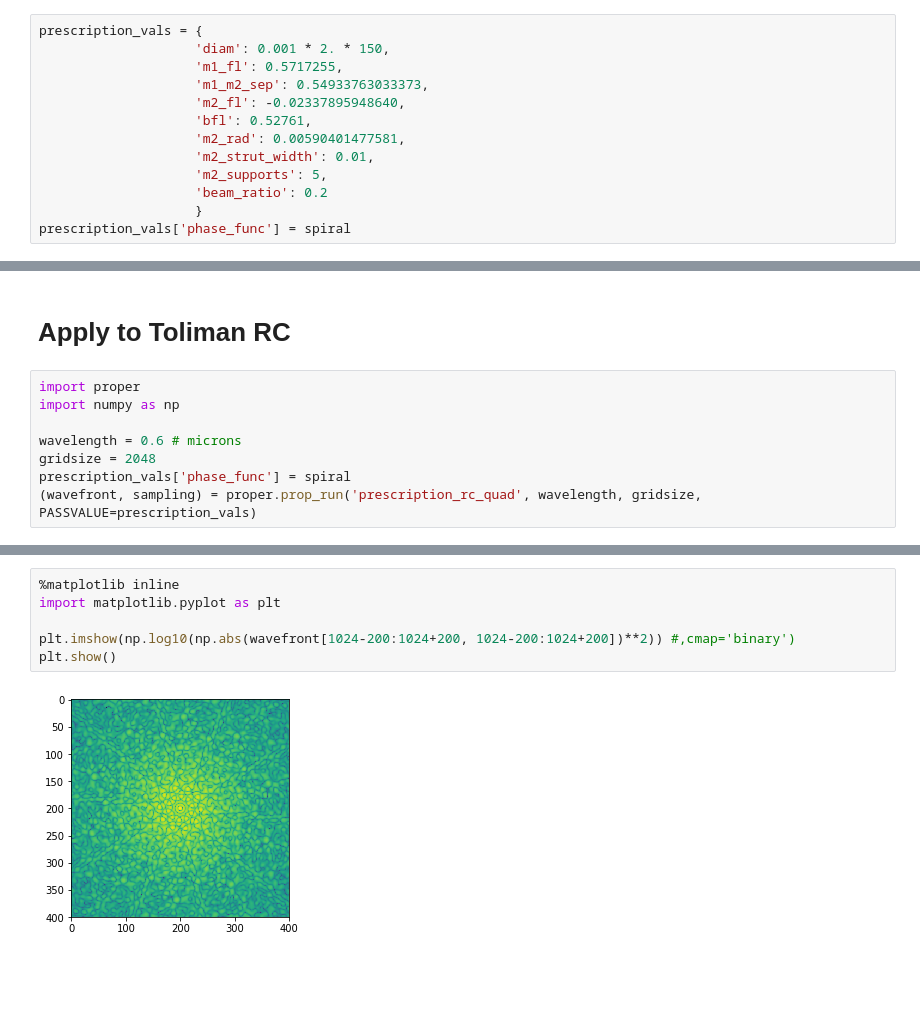
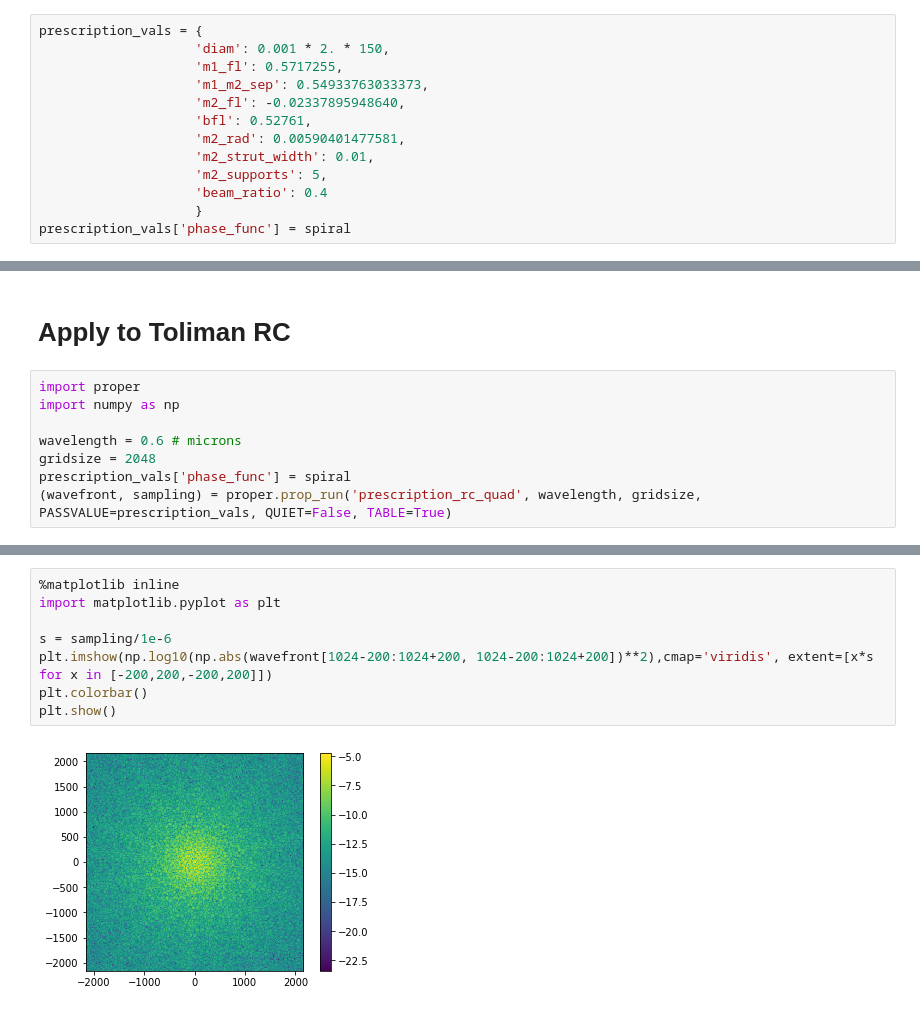
Before and after one commit to benjaminpope/toliman, a Jupyter notebook: image_modelling/notebooks/phase pattern.ipynb, the cells around one changed output, grey strips where cells are left out. Drawn from its saved outputs; the diff is of its cells as text; blank space fills up the shorter version.

```diff
--- a/image_modelling/notebooks/phase pattern.ipynb
+++ b/image_modelling/notebooks/phase pattern.ipynb
@@ -105,7 +105,7 @@ prescription_vals = {
                     'm2_rad': 0.00590401477581,
                     'm2_strut_width': 0.01,
                     'm2_supports': 5,
-                    'beam_ratio': 0.2
+                    'beam_ratio': 0.4
                     }
 prescription_vals['phase_func'] = spiral
 # %% [markdown]
@@ -165,7 +165,7 @@ import numpy as np
 wavelength = 0.6 # microns
 gridsize = 2048
 prescription_vals['phase_func'] = spiral
-(wavefront, sampling) = proper.prop_run('prescription_rc_quad', wavelength, gridsize, PASSVALUE=prescription_vals)
+(wavefront, sampling) = proper.prop_run('prescription_rc_quad', wavelength, gridsize, PASSVALUE=prescription_vals, QUIET=False, TABLE=True)
 # %% [output]
 Lambda = 6.0000E-07   Throughput = 1.00
 Propagating to primary
@@ -178,8 +177,10 @@ Total elapsed time (seconds) =  15.6562
 # %%
 %matplotlib inline
 import matplotlib.pyplot as plt
 
-plt.imshow(np.log10(np.abs(wavefront[1024-200:1024+200, 1024-200:1024+200])**2)) #,cmap='binary')
+s = sampling/1e-6
+plt.imshow(np.log10(np.abs(wavefront[1024-200:1024+200, 1024-200:1024+200])**2),cmap='viridis', extent=[x*s for x in [-200,200,-200,200]])
+plt.colorbar()
 plt.show()
 # %% [output]
-[figure, old version]
+[figure, new version]
```
Also changed, not shown: parts of 9 cells of this notebook, 4 other files.
